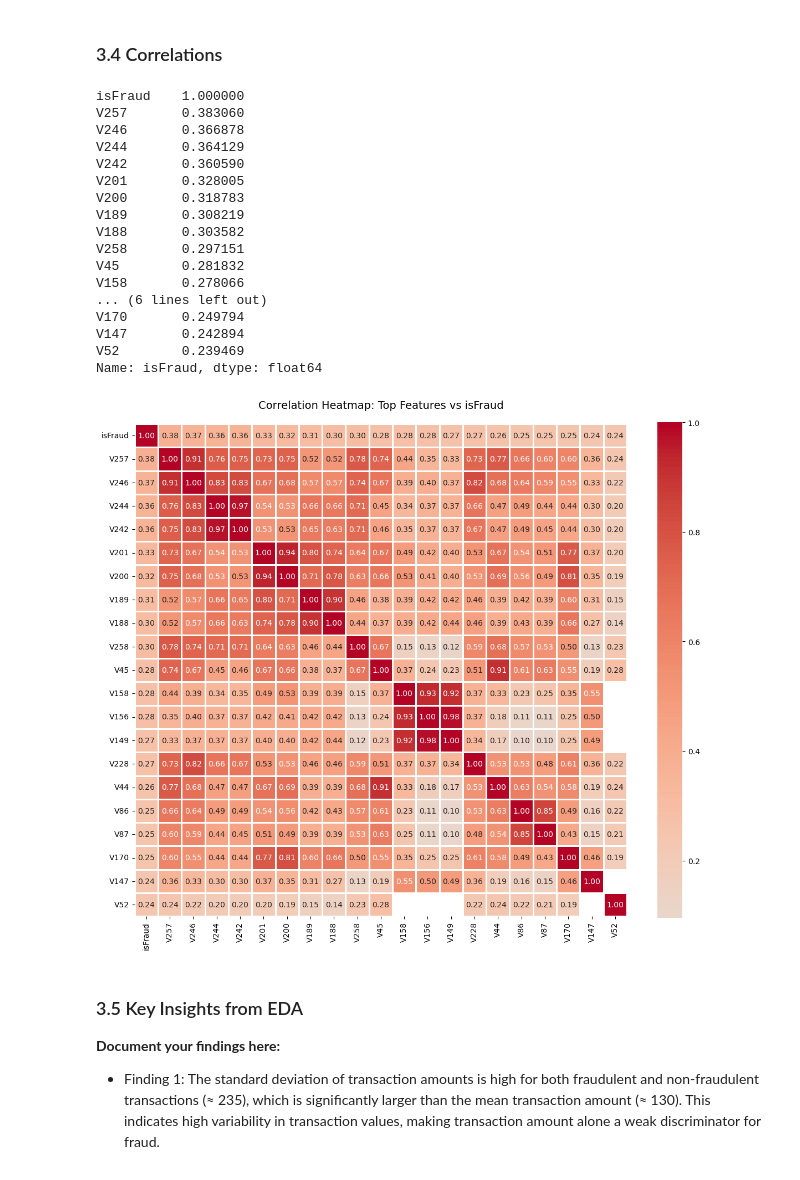
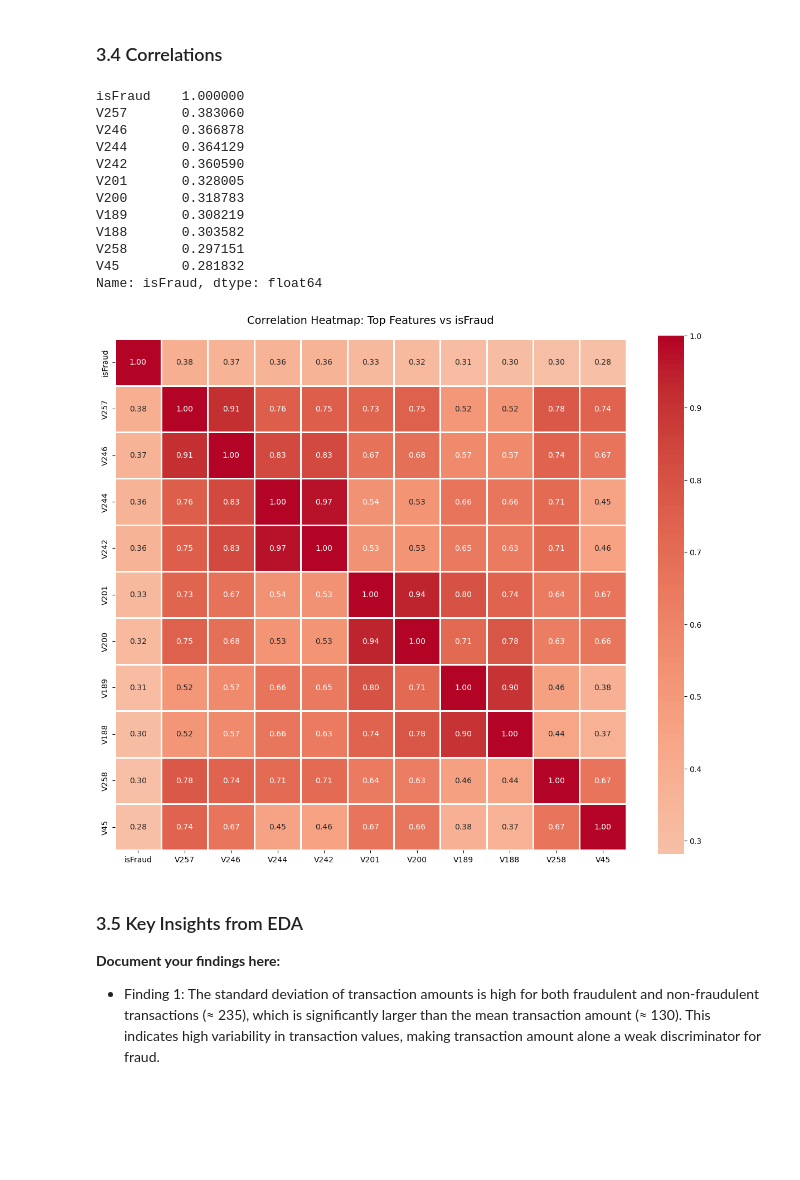
Before and after one commit to BenDuong/Bank-Fraud-Detection, a Jupyter notebook: capstone2_project_template.ipynb, the cells around one changed output. Cells and saved outputs as stored; diff of their text form; code cells hidden in the pictures; blank space fills up the shorter version.

```diff
--- a/capstone2_project_template.ipynb
+++ b/capstone2_project_template.ipynb
@@ -599,10 +517,10 @@ Number of V columns: 339
 # %%
 # Correlation matrix
 
-top_20_corr = trans_train_clean.corr(numeric_only=True)["isFraud"].abs().sort_values(ascending=False).head(11)
+top_10_corr = trans_train_merged.corr(numeric_only=True)["isFraud"].abs().sort_values(ascending=False).head(11)
 
 
-top_20_corr
+top_10_corr
 # %% [output]
 isFraud    1.000000
 V257       0.383060
@@ -615,25 +533,20 @@ V189       0.308219
 V188       0.303582
 V258       0.297151
 V45        0.281832
-V158       0.278066
-... (6 lines left out)
-V170       0.249794
-V147       0.242894
-V52        0.239469
 Name: isFraud, dtype: float64
 # %%
 # Correlation heatmap
 top_features = top_10_corr.index.tolist()
 
 
 plt.figure(figsize=(12, 10))
-sns.heatmap(trans_train_clean[top_features].corr(), annot=True, fmt='.2f', cmap='coolwarm',
+sns.heatmap(trans_train_merged[top_features].corr(), annot=True, fmt='.2f', cmap='coolwarm',
             center=0, square=True, linewidths=1)
 plt.title('Correlation Heatmap: Top Features vs isFraud', fontsize=14, pad=20)
 plt.tight_layout()
 plt.show()
 # %% [output]
-[figure, old version]
+[figure, new version]
 # %% [markdown]
 ### 3.5 Key Insights from EDA
 
```
Also changed, not shown: parts of 47 cells of this notebook.
